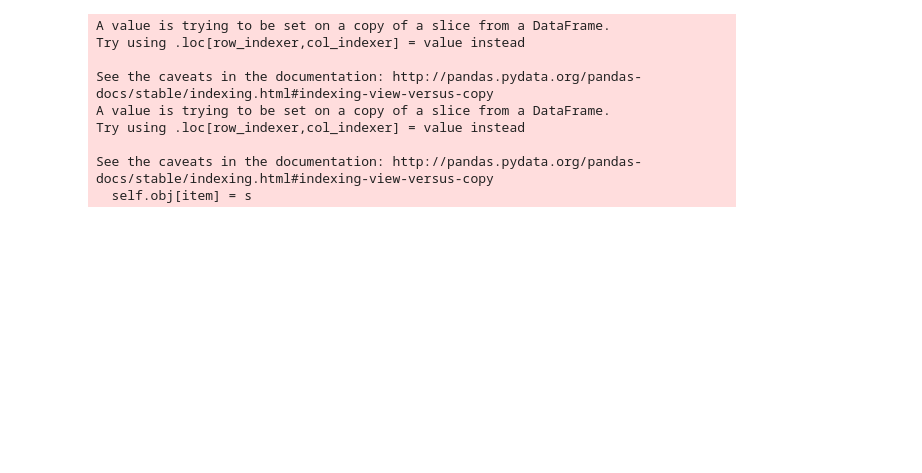
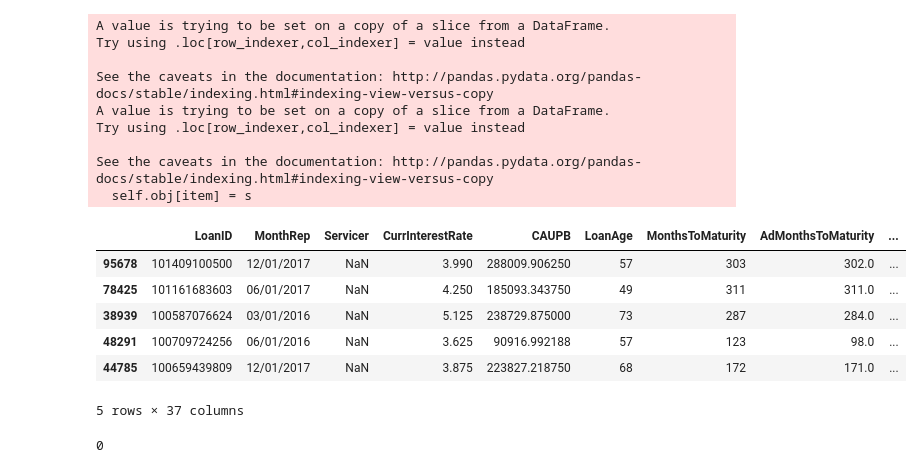
Before and after one commit to EY-BE-FSO-AI/ML4Credit, a Jupyter notebook: PD/notebooks/Make Dataset.ipynb, the cells around one changed output. Drawn from its saved outputs; the diff is of its cells as text; code cells hidden in the pictures; blank space fills up the shorter version.

Commit message:
Modified XGBoost experiment with new data and default flag

```diff
--- a/PD/notebooks/Make Dataset.ipynb
+++ b/PD/notebooks/Make Dataset.ipynb
@@ -241,7 +269,7 @@ def traintest_split(observation_frame, testsize=0.2):
 if __name__ == "__main__":
     # Read the file Performance_HARP.txt: http://www.fanniemae.com/portal/funding-the-market/data/loan-performance-data.html
     performance_frame = read_file(file_name='C:/Users/bebxadvberb/Documents/AI/Trusted AI/Performance_HARP.txt', ref_year=['2016', '2017', '2018'],
-                                  lines_to_read=1e6)
+                                  lines_to_read=1e5)
     # Define your snapshot dates for your observation frame:
     date_list = ['03/01/2016', '06/01/2016', '09/01/2016', '12/01/2016', '03/01/2017', '06/01/2017', '09/01/2017',
                  '12/01/2017']
@@ -264,4 +292,14 @@ Try using .loc[row_indexer,col_indexer] = value instead
 See the caveats in the documentation: http://pandas.pydata.org/pandas-docs/stable/indexing.html#indexing-view-versus-copy
   self.obj[item] = s
 # %%
-df = pd.concat([X_train, y_train])
+df = pd.concat([X_train,y_train],axis=1)
+df.rename(columns={0:'Default'}, inplace=True)
+df.head()
+# %% [output]
+|  | LoanID | MonthRep | Servicer | CurrInterestRate | CAUPB | LoanAge | MonthsToMaturity | AdMonthsToMaturity | ... |
+| 95678 | 101409100500 | 12/01/2017 | NaN | 3.990 | 288009.906250 | 57 | 303 | 302.0 | ... |
+| 78425 | 101161683603 | 06/01/2017 | NaN | 4.250 | 185093.343750 | 49 | 311 | 311.0 | ... |
+| 38939 | 100587076624 | 03/01/2016 | NaN | 5.125 | 238729.875000 | 73 | 287 | 284.0 | ... |
+| 48291 | 100709724256 | 06/01/2016 | NaN | 3.625 | 90916.992188 | 57 | 123 | 98.0 | ... |
+| 44785 | 100659439809 | 12/01/2017 | NaN | 3.875 | 223827.218750 | 68 | 172 | 171.0 | ... |
+5 rows × 37 columns
@@ -269,0 +306,4 @@ df.to_csv('C:/Users/bebxadvberb/Documents/AI/Trusted AI/ML4Credit/PD/trainData.c
+# %%
+y_train
+# %% [output]
+0
```
Also changed, not shown: parts of 5 cells of this notebook, 5 other files.
